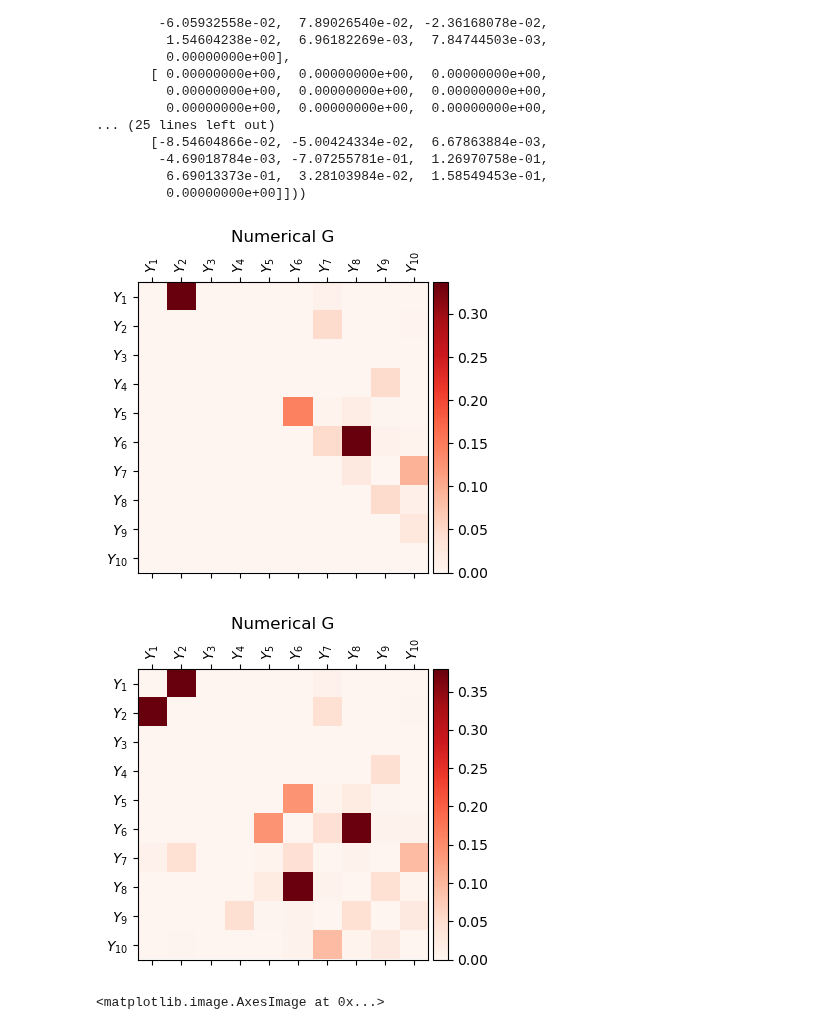
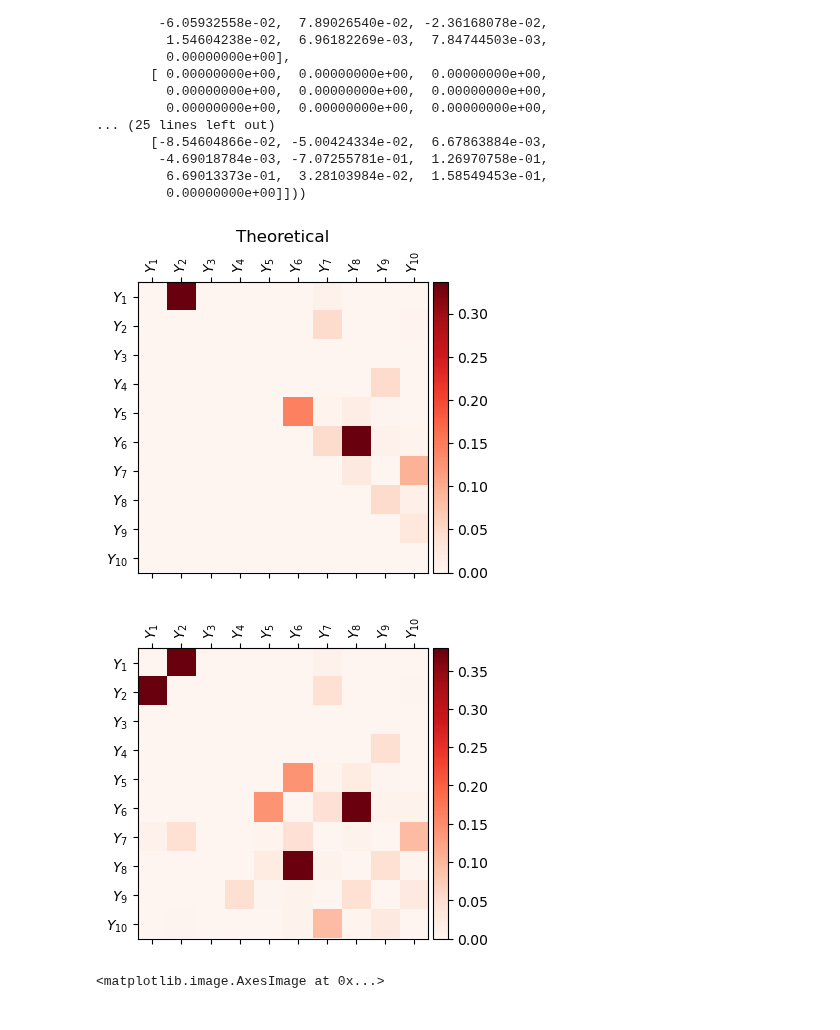
Before and after one commit to jonasbruhub/Analysis-of-Production-flow-systems-with-focus-on-industry, a Jupyter notebook: Simulations and code/Example Network Gaussian 10.ipynb, the cells around one changed output. Saved outputs shown, nothing was run; the diff lists cells and outputs as text; code cells hidden in the pictures.

```diff
--- a/Simulations and code/Example Network Gaussian 10.ipynb
+++ b/Simulations and code/Example Network Gaussian 10.ipynb
@@ -484,7 +484,7 @@ fig.tight_layout()
 # %% [output]
 [figure]
 # %%
-def PlotInformationMatrix(G,ax = None, vmin = 0):
+def PlotInformationMatrix(G,ax = None, vmin = 0, title = None):
     if not ax:
         fig, ax = plt.subplots(1,1, figsize = (4,4))
     N = G.shape[0]
@@ -493,7 +493,8 @@ def PlotInformationMatrix(G,ax = None, vmin = 0):
     cax = divider.append_axes("right", size="5%", pad=0.05)
     plt.colorbar(r, cax=cax)
     VariableMatrixSetLabels(ax, N, "Y")
-    ax.set_title("Numerical G")
+    if title:
+        ax.set_title(title)
 # %% [markdown]
 ## $G_{dir}$
 # %%
@@ -521,14 +522,14 @@ EigResult(eigenvalues=array([ 0.40842273,  0.34379044, -0.33752765, -0.34816828,
          6.69013373e-01,  3.28103984e-02,  1.58549453e-01,
          0.00000000e+00]]))
 # %%
-PlotInformationMatrix(np.triu(G_obs_theoretical) @ np.linalg.pinv( np.eye(10) + np.triu(G_obs_theoretical)))
+PlotInformationMatrix(np.triu(G_obs_theoretical) @ np.linalg.pinv( np.eye(10) + np.triu(G_obs_theoretical)), title="Theoretical")
 # %% [output]
-[figure, old version]
+[figure, new version]
 # %%
 # plt.matshow(G_obs_theoretical @ np.linalg.pinv( np.eye(10) + G_obs_theoretical ) ,vmin = 0)
 PlotInformationMatrix(G_obs_theoretical @ np.linalg.pinv( np.eye(10) + G_obs_theoretical ))
 # %% [output]
-[figure, old version]
+[figure, new version]
 # %%
 plt.matshow(np.triu(G_obs) @ np.linalg.pinv( np.eye(10) + np.triu(G_obs)))
 # %% [output]
```
Also changed, not shown: parts of 4 cells of this notebook, 21 other files.
